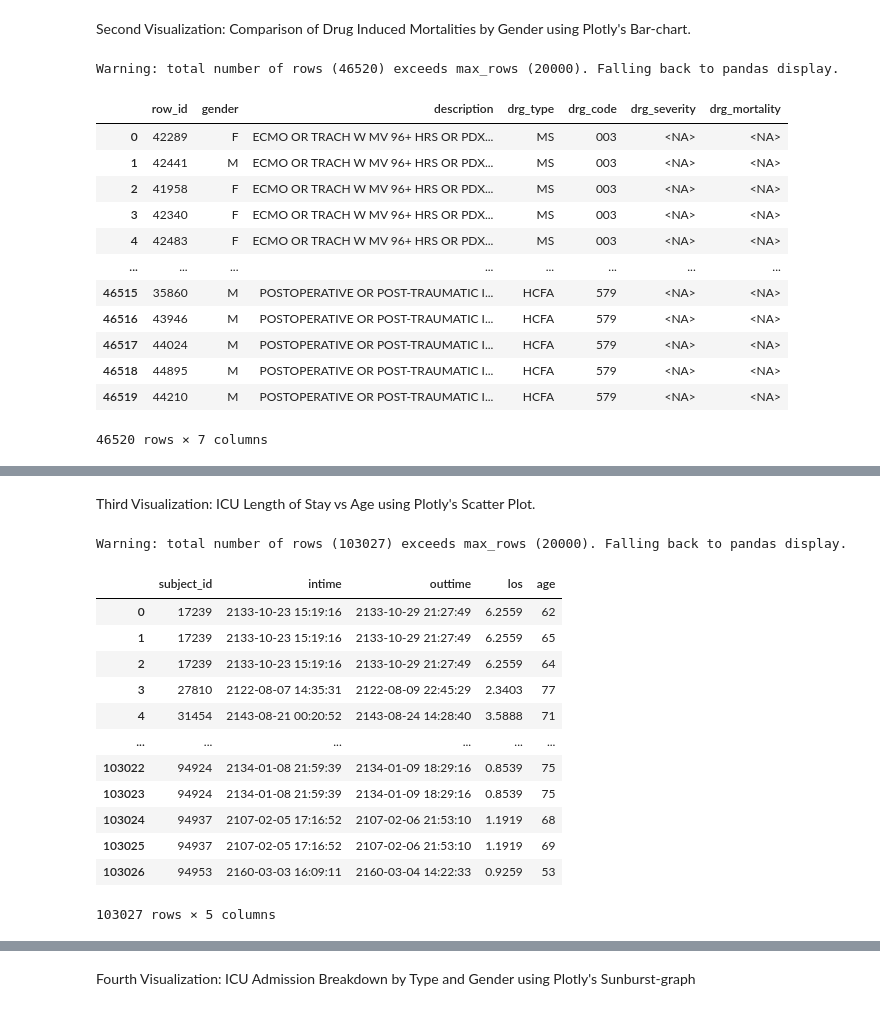
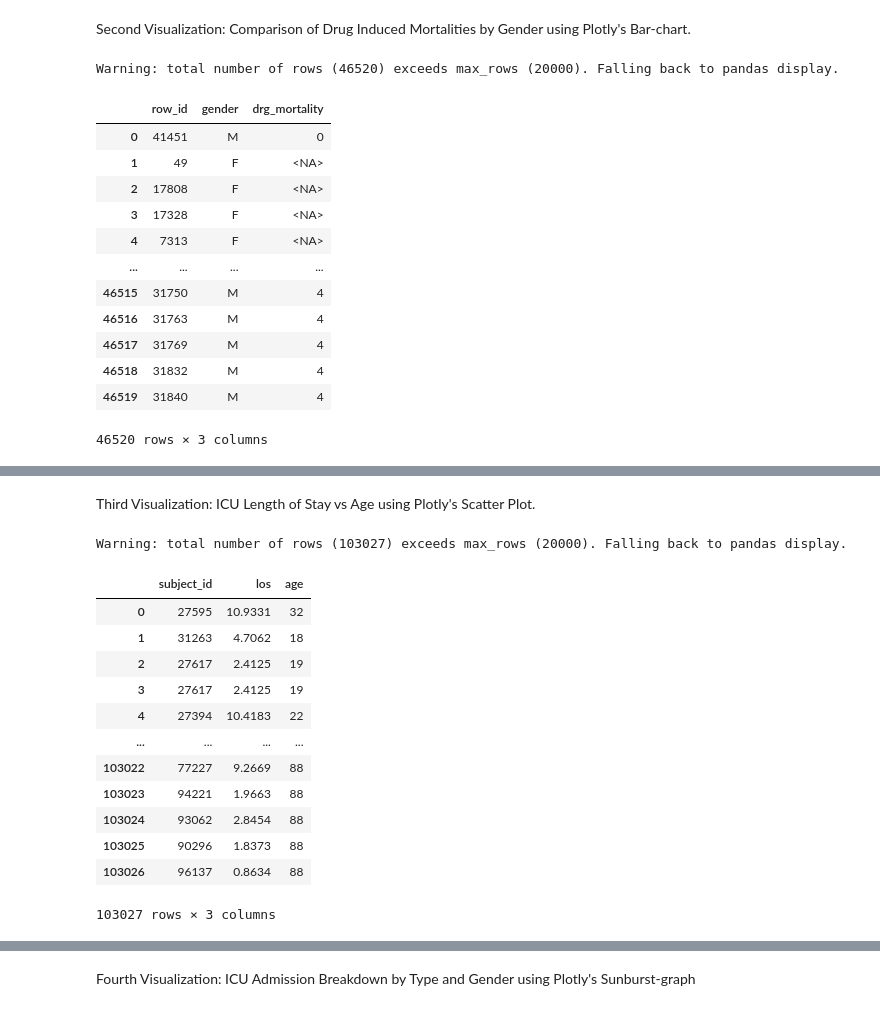
Before and after one commit to coltongerth/Mimic3-viz, a Jupyter notebook: MIMIC3_Viz.ipynb, the cells around one changed output, grey strips where cells are left out. Cells and saved outputs as stored; diff of their text form; code cells hidden in the pictures.

```diff
--- a/MIMIC3_Viz.ipynb
+++ b/MIMIC3_Viz.ipynb
@@ -94,35 +91,31 @@ Second Visualization: Comparison of Drug Induced Mortalities by Gender using Plo
 # %%
 query = """
 SELECT
   row_id,
   gender,
-  description,
-  drg_type,
-  drg_code,
-  drg_severity,
   drg_mortality
 FROM `physionet-data.mimiciii_clinical.patients`
 JOIN `physionet-data.mimiciii_clinical.drgcodes` USING (row_id)
 
 """
 
 df = bq_client.query(query).to_dataframe()
 df
 # %% [output]
 Warning: total number of rows (46520) exceeds max_rows (20000). Falling back to pandas display.
-|  | row_id | gender | description | drg_type | drg_code | drg_severity | drg_mortality |
-| 0 | 42289 | F | ECMO OR TRACH W MV 96+ HRS OR PDX... | MS | 003 | <NA> | <NA> |
-| 1 | 42441 | M | ECMO OR TRACH W MV 96+ HRS OR PDX... | MS | 003 | <NA> | <NA> |
-| 2 | 41958 | F | ECMO OR TRACH W MV 96+ HRS OR PDX... | MS | 003 | <NA> | <NA> |
-| 3 | 42340 | F | ECMO OR TRACH W MV 96+ HRS OR PDX... | MS | 003 | <NA> | <NA> |
-| 4 | 42483 | F | ECMO OR TRACH W MV 96+ HRS OR PDX... | MS | 003 | <NA> | <NA> |
-| ... | ... | ... | ... | ... | ... | ... | ... |
-| 46515 | 35860 | M | POSTOPERATIVE OR POST-TRAUMATIC I... | HCFA | 579 | <NA> | <NA> |
-| 46516 | 43946 | M | POSTOPERATIVE OR POST-TRAUMATIC I... | HCFA | 579 | <NA> | <NA> |
-| 46517 | 44024 | M | POSTOPERATIVE OR POST-TRAUMATIC I... | HCFA | 579 | <NA> | <NA> |
-| 46518 | 44895 | M | POSTOPERATIVE OR POST-TRAUMATIC I... | HCFA | 579 | <NA> | <NA> |
-| 46519 | 44210 | M | POSTOPERATIVE OR POST-TRAUMATIC I... | HCFA | 579 | <NA> | <NA> |
+|  | row_id | gender | drg_mortality |
+| 0 | 41451 | M | 0 |
+| 1 | 49 | F | <NA> |
+| 2 | 17808 | F | <NA> |
+| 3 | 17328 | F | <NA> |
+| 4 | 7313 | F | <NA> |
+| ... | ... | ... | ... |
+| 46515 | 31750 | M | 4 |
+| 46516 | 31763 | M | 4 |
+| 46517 | 31769 | M | 4 |
+| 46518 | 31832 | M | 4 |
+| 46519 | 31840 | M | 4 |
-46520 rows × 7 columns
+46520 rows × 3 columns
 # %%
 df['drg_mortality_na'] = df['drg_mortality'].isna()
 gender_counts = df.groupby(['gender', 'drg_mortality_na']).size().reset_index(name='count')
@@ -148,8 +141,6 @@ Third Visualization: ICU Length of Stay vs Age using Plotly's Scatter Plot.
 query = """
 SELECT
   subject_id,
-  intime,
-  outtime,
   los,
   DATE_DIFF(DATE(admittime), DATE(dob), YEAR) AS age
 FROM `physionet-data.mimiciii_clinical.patients`
@@ -162,19 +153,19 @@ df = bq_client.query(query).to_dataframe()
 df
 # %% [output]
 Warning: total number of rows (103027) exceeds max_rows (20000). Falling back to pandas display.
-|  | subject_id | intime | outtime | los | age |
-| 0 | 17239 | 2133-10-23 15:19:16 | 2133-10-29 21:27:49 | 6.2559 | 62 |
-| 1 | 17239 | 2133-10-23 15:19:16 | 2133-10-29 21:27:49 | 6.2559 | 65 |
-| 2 | 17239 | 2133-10-23 15:19:16 | 2133-10-29 21:27:49 | 6.2559 | 64 |
-| 3 | 27810 | 2122-08-07 14:35:31 | 2122-08-09 22:45:29 | 2.3403 | 77 |
-| 4 | 31454 | 2143-08-21 00:20:52 | 2143-08-24 14:28:40 | 3.5888 | 71 |
-| ... | ... | ... | ... | ... | ... |
-| 103022 | 94924 | 2134-01-08 21:59:39 | 2134-01-09 18:29:16 | 0.8539 | 75 |
-| 103023 | 94924 | 2134-01-08 21:59:39 | 2134-01-09 18:29:16 | 0.8539 | 75 |
-| 103024 | 94937 | 2107-02-05 17:16:52 | 2107-02-06 21:53:10 | 1.1919 | 68 |
-| 103025 | 94937 | 2107-02-05 17:16:52 | 2107-02-06 21:53:10 | 1.1919 | 69 |
-| 103026 | 94953 | 2160-03-03 16:09:11 | 2160-03-04 14:22:33 | 0.9259 | 53 |
+|  | subject_id | los | age |
+| 0 | 27595 | 10.9331 | 32 |
+| 1 | 31263 | 4.7062 | 18 |
+| 2 | 27617 | 2.4125 | 19 |
+| 3 | 27617 | 2.4125 | 19 |
+| 4 | 27394 | 10.4183 | 22 |
+| ... | ... | ... | ... |
+| 103022 | 77227 | 9.2669 | 88 |
+| 103023 | 94221 | 1.9663 | 88 |
+| 103024 | 93062 | 2.8454 | 88 |
+| 103025 | 90296 | 1.8373 | 88 |
+| 103026 | 96137 | 0.8634 | 88 |
-103027 rows × 5 columns
+103027 rows × 3 columns
 # %%
 df['los'] = pd.to_numeric(df['los'], errors='coerce')
 df['age'] = pd.to_numeric(df['age'], errors='coerce')
```
Also changed, not shown: parts of 2 cells of this notebook.
